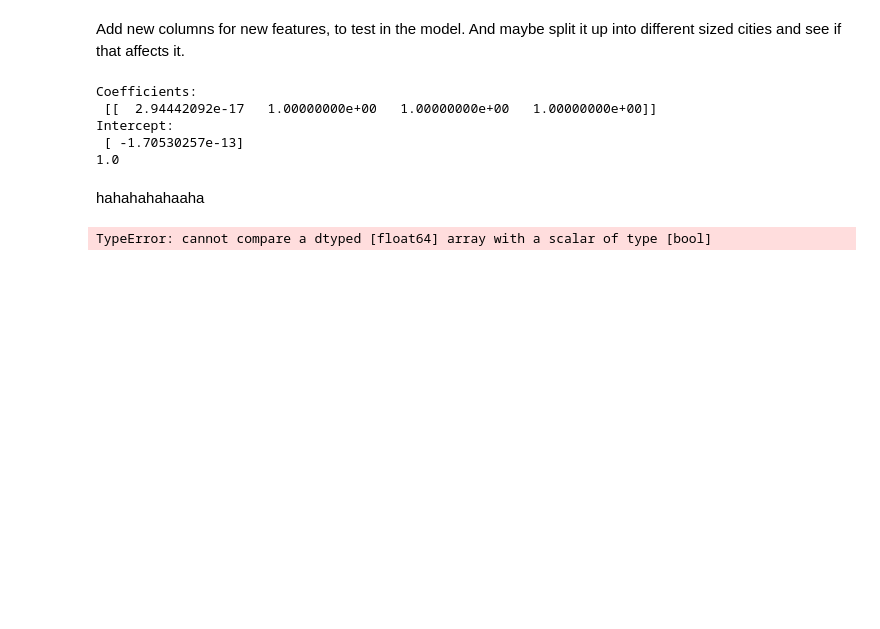
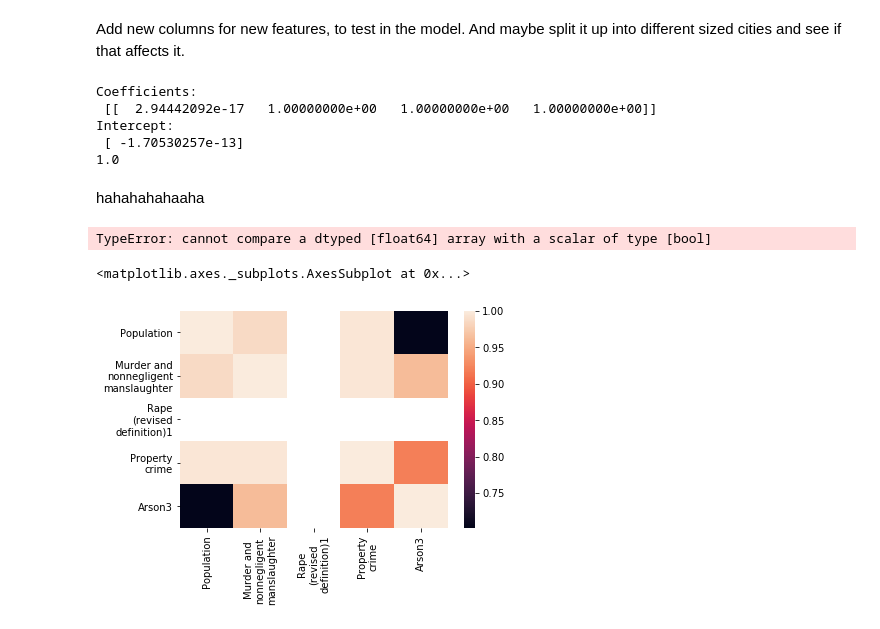
Before and after one commit to Schmidt8181/NY_Crime2013, a Jupyter notebook: NY_Crime_2013.ipynb, the cells around one changed output. Cells and saved outputs as stored; diff of their text form; code cells hidden in the pictures; blank space fills up the shorter version.

Commit message:
correlation heatmaps

```diff
--- a/NY_Crime_2013.ipynb
+++ b/NY_Crime_2013.ipynb
@@ -242,3 +242,8 @@ Property_Crime['Medium_City'] = np.where((Property_Crime['Population'] >= 10000
 Property_Crime['Big_City'] = np.where((Property_Crime['Population'] >= 1000000))
 # %% [output]
 TypeError: cannot compare a dtyped [float64] array with a scalar of type [bool]
+# %%
+sns.heatmap(raw_crimes.corr())
+# %% [output]
+<matplotlib.axes._subplots.AxesSubplot at 0x...>
+[figure, added]
```
Also changed, not shown: parts of 1 cell of this notebook.
